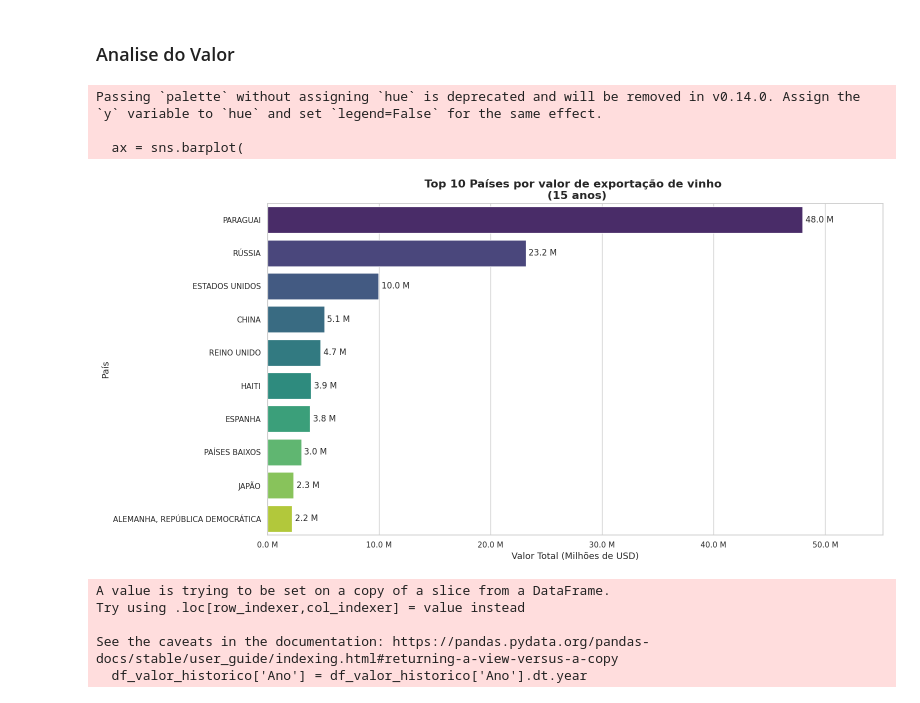
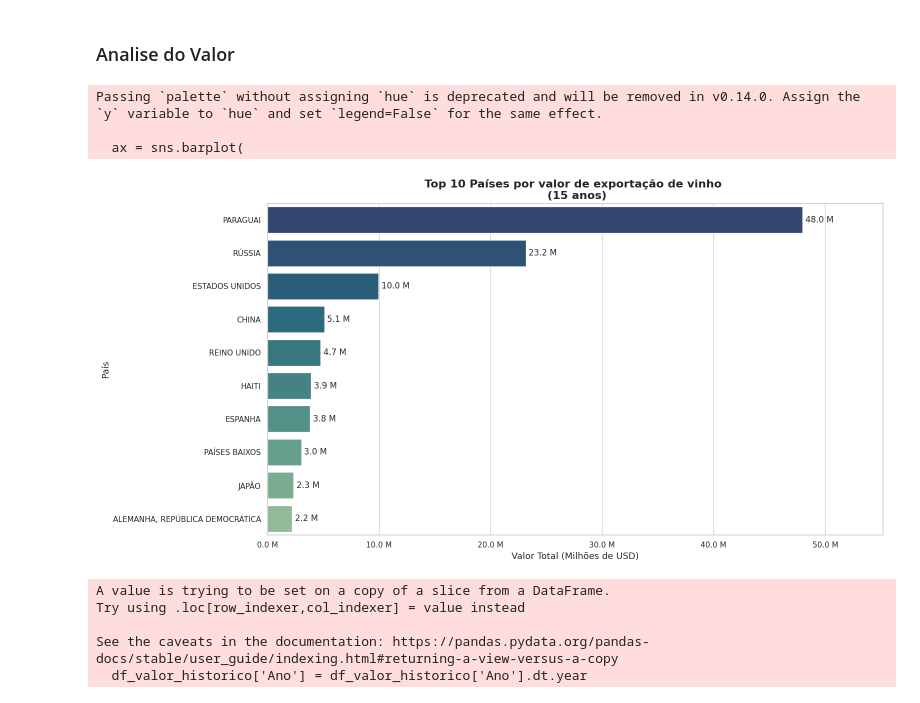
Before and after one commit to Maradonas/FIAP-TECH-CHALLENGER-1, a Jupyter notebook: Exportacao.ipynb, the cells around one changed output. Drawn from its saved outputs; the diff is of its cells as text; code cells hidden in the pictures.

```diff
--- a/Exportacao.ipynb
+++ b/Exportacao.ipynb
@@ -108,7 +108,7 @@ ax = sns.barplot(
     data=df_plot,
     y='Pais',
     x='Quantidade_milhoes',
-    palette='viridis',
+    palette='crest_r',
     dodge=False
 )
 
@@ -214,37 +214,39 @@ df_plot['Valor_milhoes'] = df_plot['Valor_USD'] / 1e6
 # Ordena do menor para maior para melhor visualização
 df_plot = df_plot.sort_values('Valor_milhoes', ascending=False)
 
+
 # Configura o gráfico
 plt.figure(figsize=(16, 8))
 ax = sns.barplot(
     data=df_plot,
     y='Pais',
     x='Valor_milhoes',
-    palette='viridis',
+    palette='crest_r',
     dodge=False
 )
+
 
 # Adiciona rótulos nas barras
 for container in ax.containers:
     ax.bar_label(container, fmt='%.1f M', label_type='edge', padding=4)
 
 # Configura título e eixos
 plt.title('Top 10 Países por valor de exportação de vinho \n (15 anos)',
           fontsize=16, weight='bold')
 plt.xlabel('Valor Total (Milhões de USD)', fontsize=13)
 plt.ylabel('País', fontsize=13)
 ax.xaxis.set_major_formatter(mtick.FuncFormatter(lambda x, _: f'{x:.1f} M'))
 
 # Ajusta limites do eixo X
 plt.xlim(0, df_plot['Valor_milhoes'].max() * 1.15)
 
 plt.tight_layout()
 plt.show()
 # %% [output]
 Passing `palette` without assigning `hue` is deprecated and will be removed in v0.14.0. Assign the `y` variable to `hue` and set `legend=False` for the same effect.
 
   ax = sns.barplot(
-[figure, old version]
+[figure, new version]
 # %%
 df_valor_historico['Ano'] = df_valor_historico['Ano'].dt.year
 # %% [output]
```
Also changed, not shown: parts of 4 cells of this notebook.
